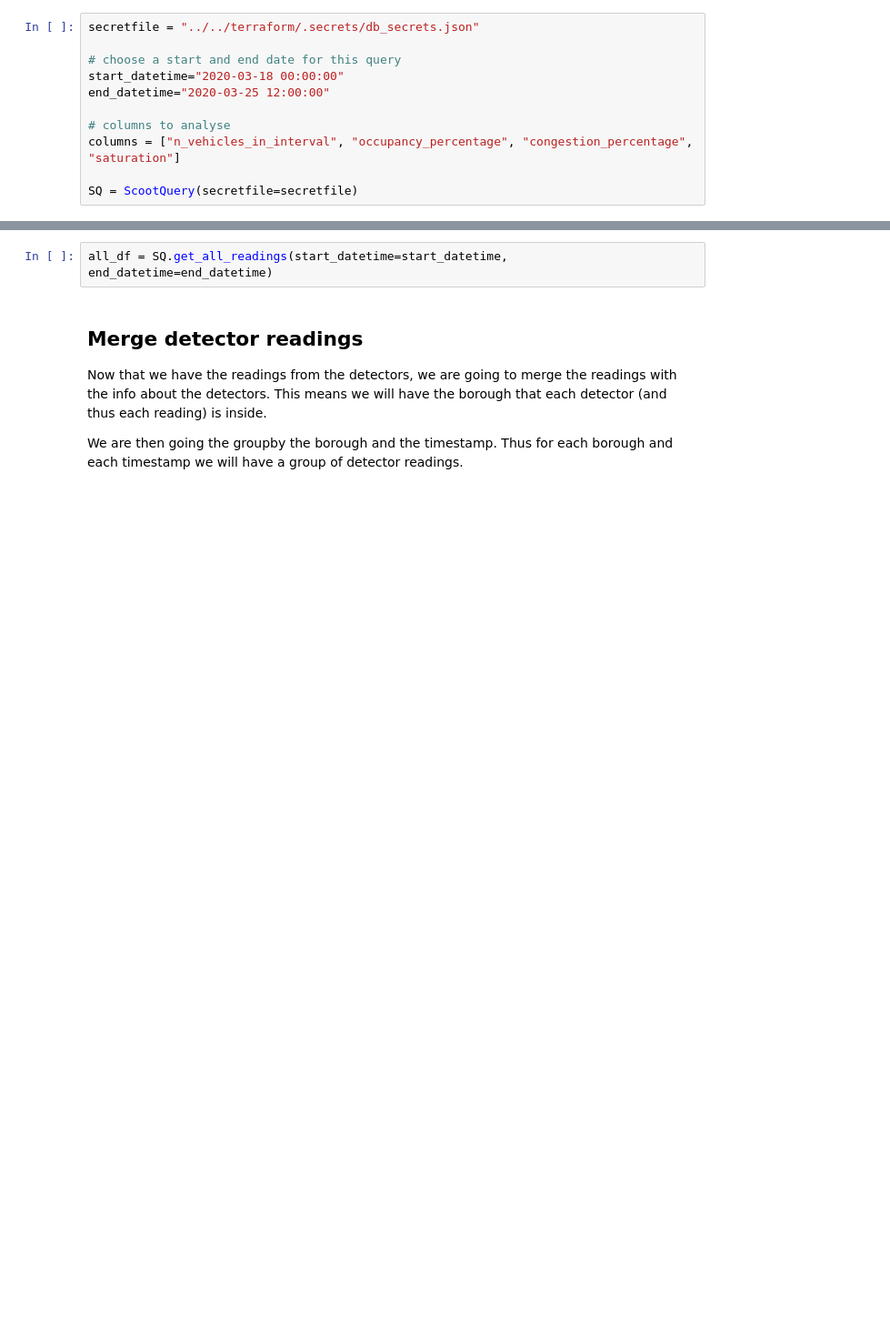
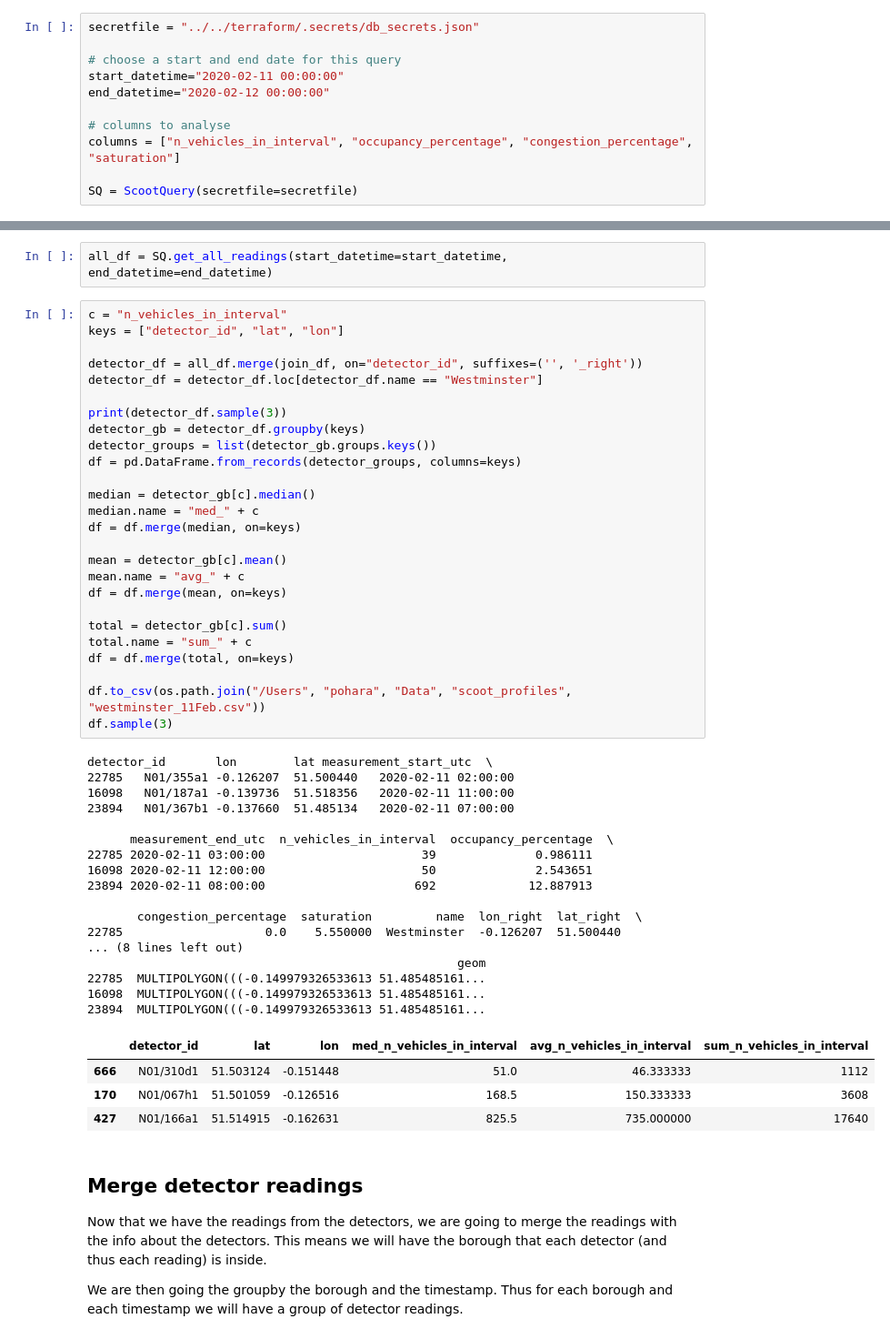
Before and after one commit to alan-turing-institute/clean-air-infrastructure, a Jupyter notebook: containers/labs/borough_traffic.ipynb, the cells around one changed output, grey strips where cells are left out. Shown at 91% size. Drawn from its saved outputs; the diff is of its cells as text; blank space fills up the shorter version.

```diff
--- a/containers/labs/borough_traffic.ipynb
+++ b/containers/labs/borough_traffic.ipynb
@@ -21,8 +21,8 @@ from cleanair.scoot import ScootQuery
 secretfile = "../../terraform/.secrets/db_secrets.json"
 
 # choose a start and end date for this query
-start_datetime="2020-03-18 00:00:00"
-end_datetime="2020-03-25 12:00:00"
+start_datetime="2020-02-11 00:00:00"
+end_datetime="2020-02-12 00:00:00"
 
 # columns to analyse
 columns = ["n_vehicles_in_interval", "occupancy_percentage", "congestion_percentage", "saturation"]
@@ -42,6 +42,54 @@ join_df = SQ.detector_borough_join_df()
 Very simply, get all readings for all detectors in the given time period.
 # %%
 all_df = SQ.get_all_readings(start_datetime=start_datetime, end_datetime=end_datetime)
+# %%
+c = "n_vehicles_in_interval"
+keys = ["detector_id", "lat", "lon"]
+
+detector_df = all_df.merge(join_df, on="detector_id", suffixes=('', '_right'))
+detector_df = detector_df.loc[detector_df.name == "Westminster"]
+
+print(detector_df.sample(3))
+detector_gb = detector_df.groupby(keys)
+detector_groups = list(detector_gb.groups.keys())
+df = pd.DataFrame.from_records(detector_groups, columns=keys)
+
+median = detector_gb[c].median()
+median.name = "med_" + c
+df = df.merge(median, on=keys)
+
+mean = detector_gb[c].mean()
+mean.name = "avg_" + c
+df = df.merge(mean, on=keys)
+
+total = detector_gb[c].sum()
+total.name = "sum_" + c
+df = df.merge(total, on=keys)
+
+df.to_csv(os.path.join("/Users", "pohara", "Data", "scoot_profiles", "westminster_11Feb.csv"))
+df.sample(3)
+# %% [output]
+detector_id       lon        lat measurement_start_utc  \
+22785   N01/355a1 -0.126207  51.500440   2020-02-11 02:00:00
+16098   N01/187a1 -0.139736  51.518356   2020-02-11 11:00:00
+23894   N01/367b1 -0.137660  51.485134   2020-02-11 07:00:00
+
+      measurement_end_utc  n_vehicles_in_interval  occupancy_percentage  \
+22785 2020-02-11 03:00:00                      39              0.986111
+16098 2020-02-11 12:00:00                      50              2.543651
+23894 2020-02-11 08:00:00                     692             12.887913
+
+       congestion_percentage  saturation         name  lon_right  lat_right  \
+22785                    0.0    5.550000  Westminster  -0.126207  51.500440
+... (8 lines left out)
+                                                    geom
+22785  MULTIPOLYGON(((-0.149979326533613 51.485485161...
+16098  MULTIPOLYGON(((-0.149979326533613 51.485485161...
+23894  MULTIPOLYGON(((-0.149979326533613 51.485485161...
+|  | detector_id | lat | lon | med_n_vehicles_in_interval | avg_n_vehicles_in_interval | sum_n_vehicles_in_interval |
+| 666 | N01/310d1 | 51.503124 | -0.151448 | 51.0 | 46.333333 | 1112 |
+| 170 | N01/067h1 | 51.501059 | -0.126516 | 168.5 | 150.333333 | 3608 |
+| 427 | N01/166a1 | 51.514915 | -0.162631 | 825.5 | 735.000000 | 17640 |
 # %% [markdown]
 ## Merge detector readings
 
```
Also changed, not shown: parts of 1 cell of this notebook, 11 other files.
